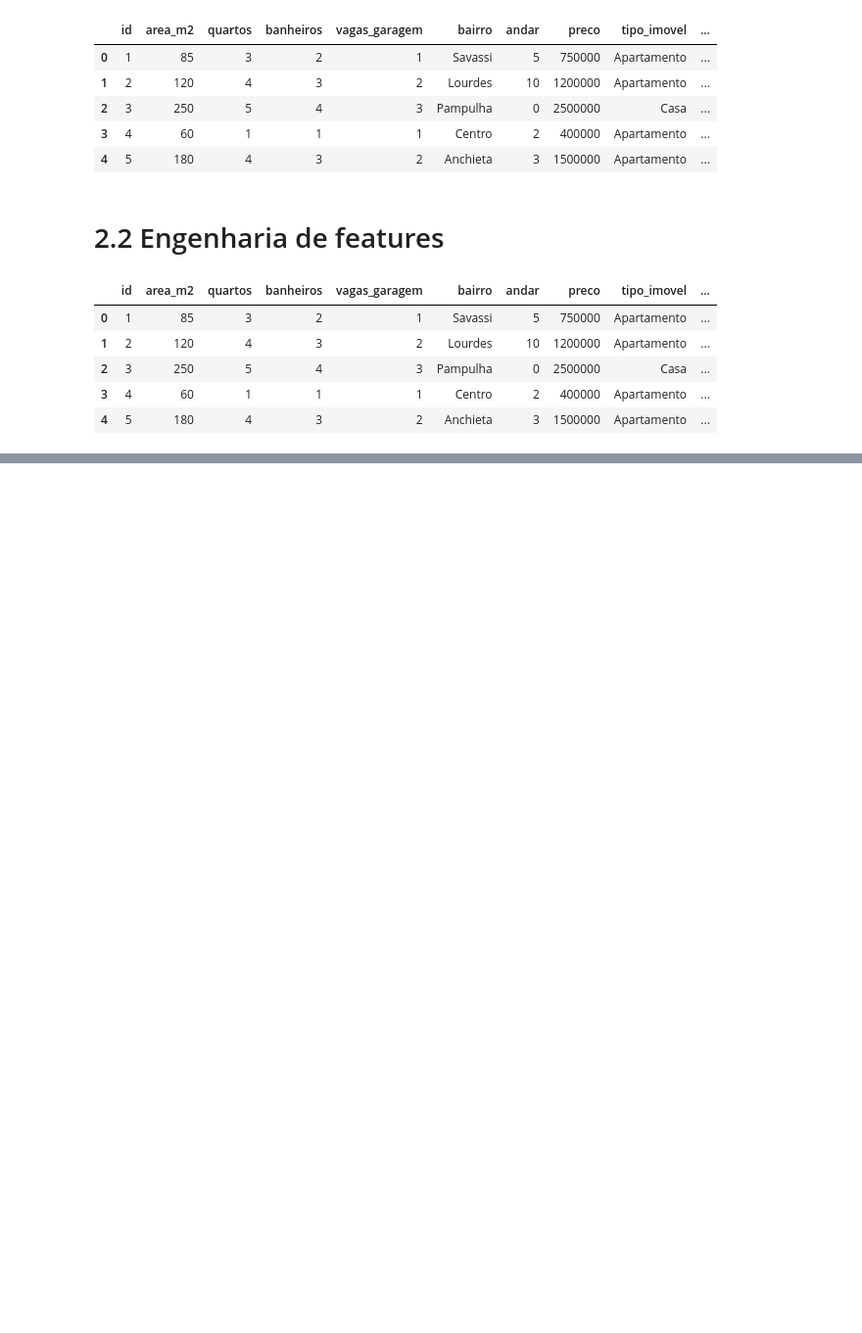
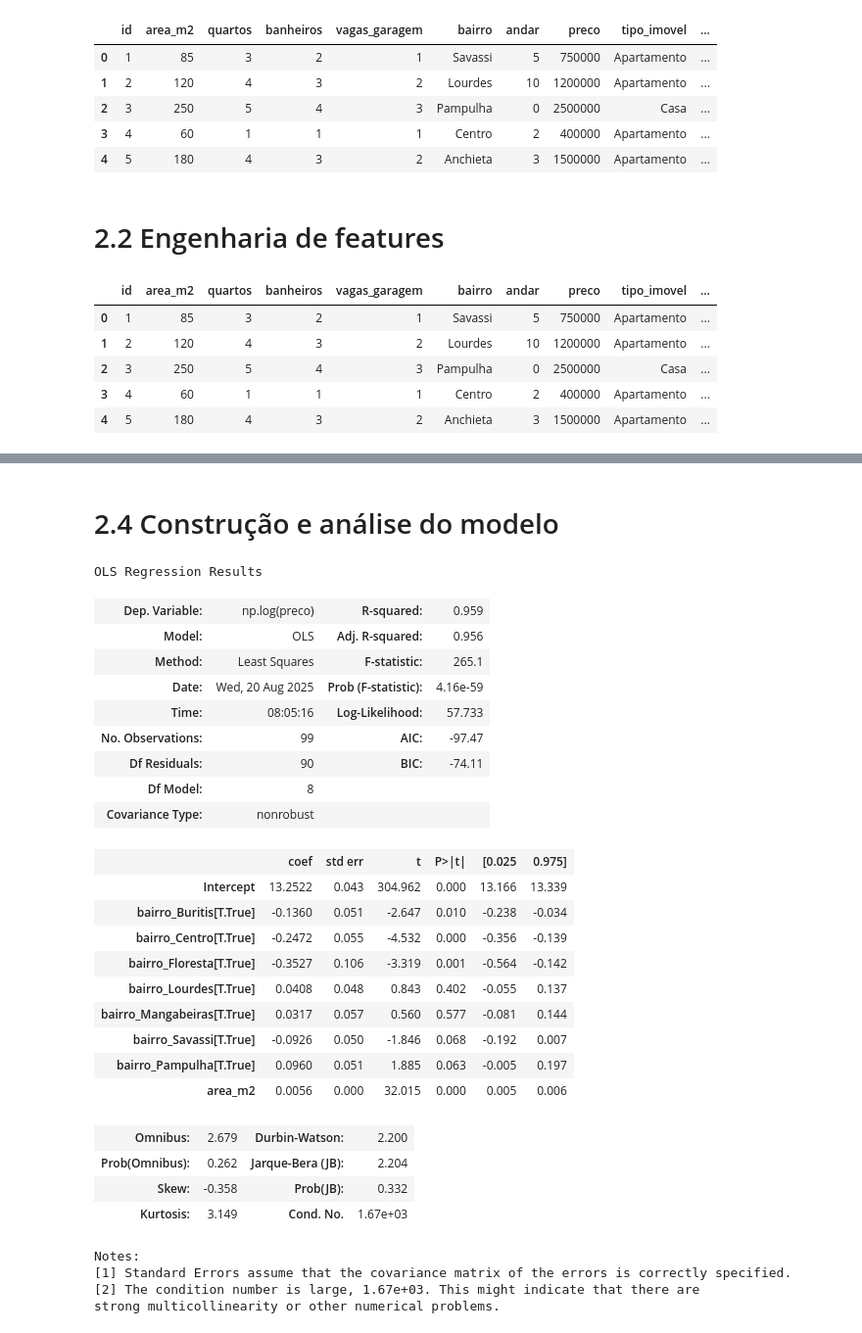
Before and after one commit to MarceloVazCastro/Previsao-de-preco-de-imoveis, a Jupyter notebook: notebooks/02_feature_engineering_and_modeling.ipynb, the cells around one changed output, grey strips where cells are left out. Shown: that part at 98% size. Cells and saved outputs as stored; diff of their text form; code cells hidden in the pictures; blank space fills up the shorter version.

```diff
--- a/notebooks/02_feature_engineering_and_modeling.ipynb
+++ b/notebooks/02_feature_engineering_and_modeling.ipynb
@@ -32,0 +48,38 @@ df_limpo.head()
+# %% [markdown]
+# 2.4 Construção e análise do modelo
+# %%
+import statsmodels.formula.api as sm
+import numpy as np
+
+modelo = sm.ols(formula='np.log(preco) ~ area_m2 + bairro_Buritis + bairro_Centro + bairro_Floresta + bairro_Lourdes + bairro_Mangabeiras + bairro_Savassi + bairro_Pampulha', data=df_dummies)
+modelo = modelo.fit()
+modelo.summary()
+# %% [output]
+OLS Regression Results
+| Dep. Variable: | np.log(preco) | R-squared: | 0.959 |
+| Model: | OLS | Adj. R-squared: | 0.956 |
+| Method: | Least Squares | F-statistic: | 265.1 |
+| Date: | Wed, 20 Aug 2025 | Prob (F-statistic): | 4.16e-59 |
+| Time: | 08:05:16 | Log-Likelihood: | 57.733 |
+| No. Observations: | 99 | AIC: | -97.47 |
+| Df Residuals: | 90 | BIC: | -74.11 |
+| Df Model: | 8 |  |  |
+| Covariance Type: | nonrobust |  |  |
+|  | coef | std err | t | P>|t| | [0.025 | 0.975] |
+| Intercept | 13.2522 | 0.043 | 304.962 | 0.000 | 13.166 | 13.339 |
+| bairro_Buritis[T.True] | -0.1360 | 0.051 | -2.647 | 0.010 | -0.238 | -0.034 |
+| bairro_Centro[T.True] | -0.2472 | 0.055 | -4.532 | 0.000 | -0.356 | -0.139 |
+| bairro_Floresta[T.True] | -0.3527 | 0.106 | -3.319 | 0.001 | -0.564 | -0.142 |
+| bairro_Lourdes[T.True] | 0.0408 | 0.048 | 0.843 | 0.402 | -0.055 | 0.137 |
+| bairro_Mangabeiras[T.True] | 0.0317 | 0.057 | 0.560 | 0.577 | -0.081 | 0.144 |
+| bairro_Savassi[T.True] | -0.0926 | 0.050 | -1.846 | 0.068 | -0.192 | 0.007 |
+| bairro_Pampulha[T.True] | 0.0960 | 0.051 | 1.885 | 0.063 | -0.005 | 0.197 |
+| area_m2 | 0.0056 | 0.000 | 32.015 | 0.000 | 0.005 | 0.006 |
+| Omnibus: | 2.679 | Durbin-Watson: | 2.200 |
+| Prob(Omnibus): | 0.262 | Jarque-Bera (JB): | 2.204 |
+| Skew: | -0.358 | Prob(JB): | 0.332 |
+| Kurtosis: | 3.149 | Cond. No. | 1.67e+03 |
+Notes:
+[1] Standard Errors assume that the covariance matrix of the errors is correctly specified.
+[2] The condition number is large, 1.67e+03. This might indicate that there are
+strong multicollinearity or other numerical problems.
```
Also changed, not shown: parts of 4 cells of this notebook.
